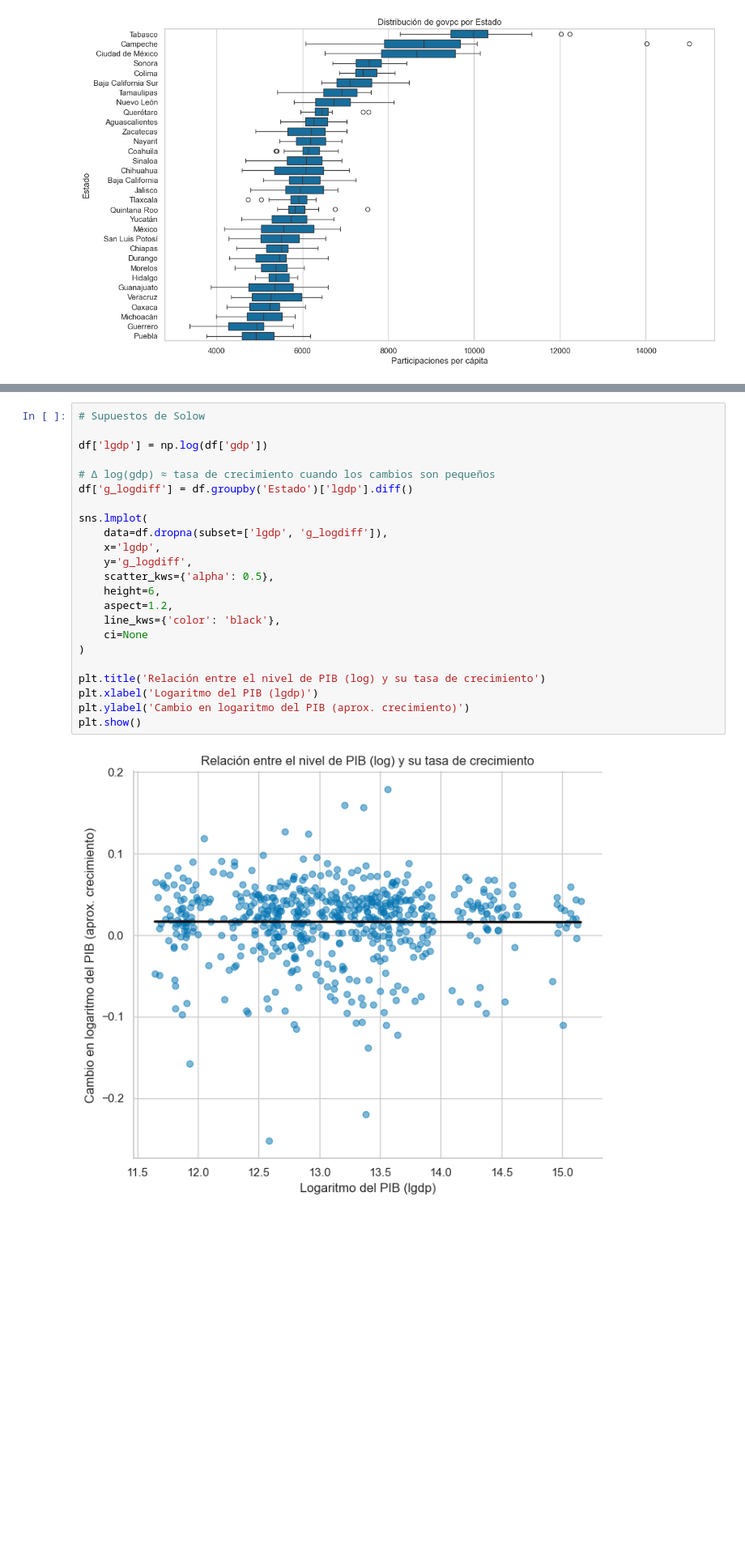
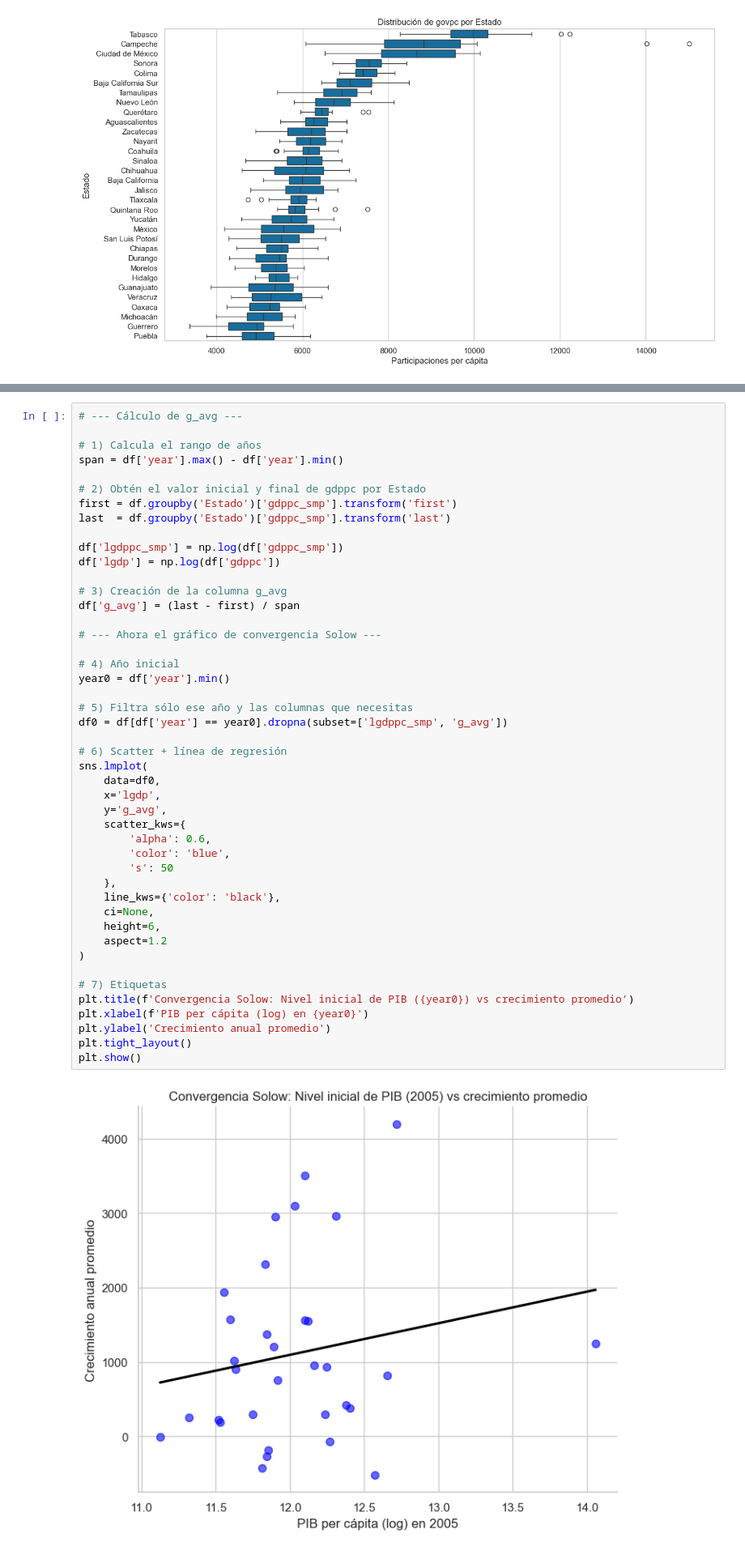
Before and after one commit to jadrk040507/nivelacion-fiscal, a Jupyter notebook: scripts/regressions.ipynb, the cells around one changed output, grey strips where cells are left out. Shown at 81% size. Cells and saved outputs as stored; diff of their text form; blank space fills up the shorter version.

Commit message:
update participaciones-federales.csv, scripts/data.R, and scripts/regressions.ipynb

```diff
--- a/scripts/regressions.ipynb
+++ b/scripts/regressions.ipynb
@@ -109,25 +129,48 @@ plt.show()
 # %%
-# Supuestos de Solow
+# --- Cálculo de g_avg ---
 
-df['lgdp'] = np.log(df['gdp'])
+# 1) Calcula el rango de años
+span = df['year'].max() - df['year'].min()
 
-# Δ log(gdp) ≈ tasa de crecimiento cuando los cambios son pequeños
-df['g_logdiff'] = df.groupby('Estado')['lgdp'].diff()
+# 2) Obtén el valor inicial y final de gdppc por Estado
+first = df.groupby('Estado')['gdppc_smp'].transform('first')
+last  = df.groupby('Estado')['gdppc_smp'].transform('last')
 
+df['lgdppc_smp'] = np.log(df['gdppc_smp'])
+df['lgdp'] = np.log(df['gdppc'])
+
+# 3) Creación de la columna g_avg
+df['g_avg'] = (last - first) / span
+
+# --- Ahora el gráfico de convergencia Solow ---
+
+# 4) Año inicial
+year0 = df['year'].min()
+
+# 5) Filtra sólo ese año y las columnas que necesitas
+df0 = df[df['year'] == year0].dropna(subset=['lgdppc_smp', 'g_avg'])
+
+# 6) Scatter + línea de regresión
 sns.lmplot(
-    data=df.dropna(subset=['lgdp', 'g_logdiff']),
+    data=df0,
     x='lgdp',
-    y='g_logdiff',
-    scatter_kws={'alpha': 0.5},
+    y='g_avg',
+    scatter_kws={
+        'alpha': 0.6,
+        'color': 'blue',
+        's': 50
+    },
+    line_kws={'color': 'black'},
+    ci=None,
     height=6,
-    aspect=1.2,
-    line_kws={'color': 'black'},
-    ci=None
+    aspect=1.2
 )
 
-plt.title('Relación entre el nivel de PIB (log) y su tasa de crecimiento')
-plt.xlabel('Logaritmo del PIB (lgdp)')
-plt.ylabel('Cambio en logaritmo del PIB (aprox. crecimiento)')
+# 7) Etiquetas
+plt.title(f'Convergencia Solow: Nivel inicial de PIB ({year0}) vs crecimiento promedio')
+plt.xlabel(f'PIB per cápita (log) en {year0}')
+plt.ylabel('Crecimiento anual promedio')
+plt.tight_layout()
 plt.show()
 # %% [output]
-[figure, old version]
+[figure, new version]
```
Also changed, not shown: parts of 15 cells of this notebook, 2 other files.
